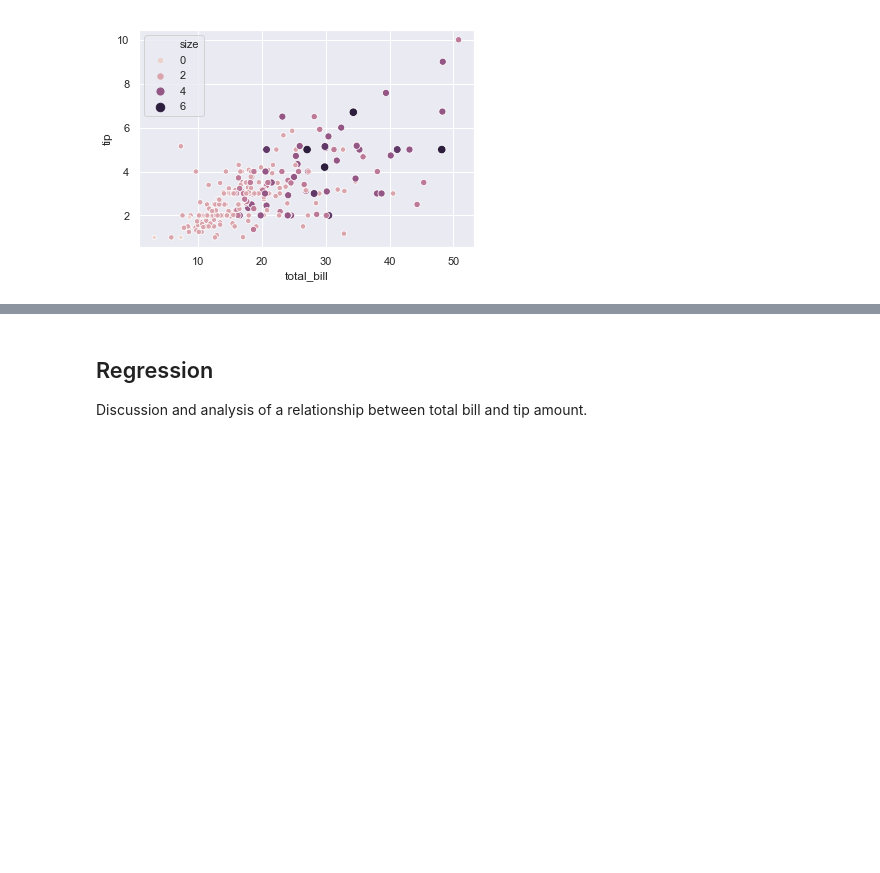
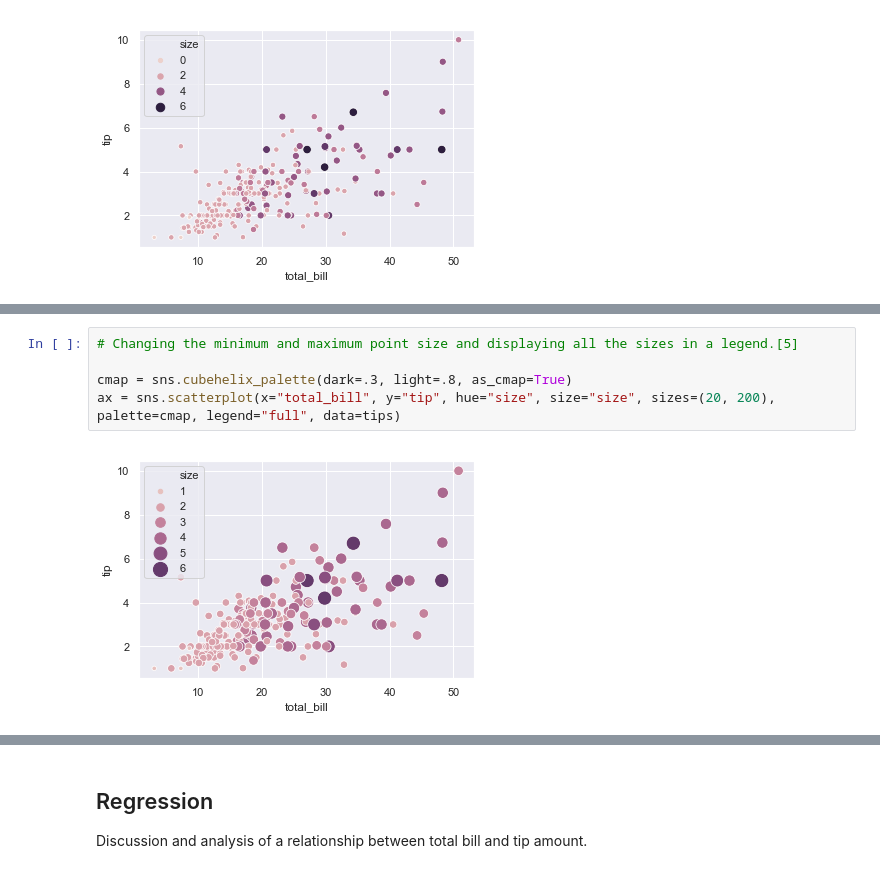
Before and after one commit to zaraquail/Tips-data-set-Fundamentals-of-Data-Analysis-Assessment-2019, a Jupyter notebook: Tips data set assignment.ipynb, the cells around one changed output, grey strips where cells are left out. Drawn from its saved outputs; the diff is of its cells as text; blank space fills up the shorter version.

```diff
--- a/Tips data set assignment.ipynb
+++ b/Tips data set assignment.ipynb
@@ -129,0 +137,7 @@ ax = sns.scatterplot(x="total_bill", y="tip", hue="size", size="size", data=tips
+# %%
+# Changing the minimum and maximum point size and displaying all the sizes in a legend.[5]
+
+cmap = sns.cubehelix_palette(dark=.3, light=.8, as_cmap=True)
+ax = sns.scatterplot(x="total_bill", y="tip", hue="size", size="size", sizes=(20, 200), palette=cmap, legend="full", data=tips)
+# %% [output]
+[figure, added]
```
Also changed, not shown: parts of 5 cells of this notebook.
